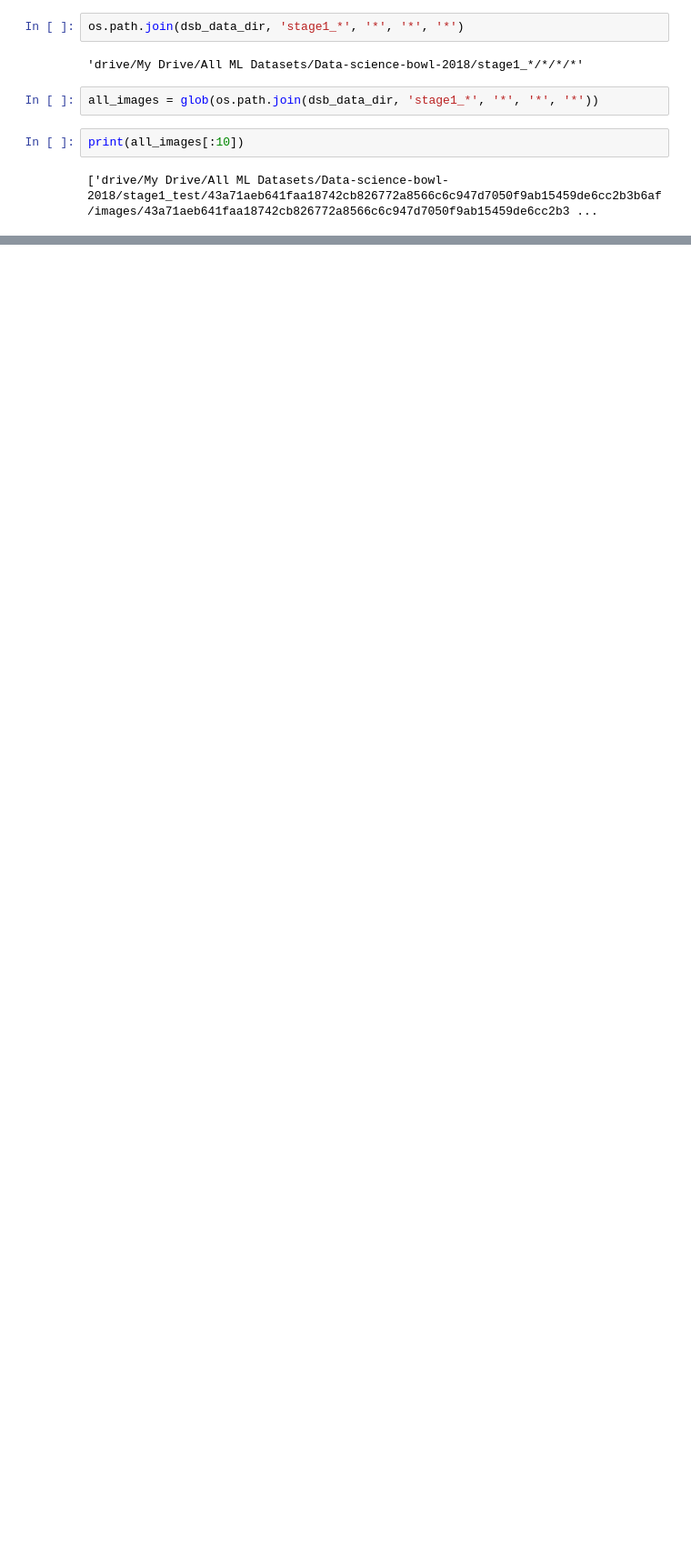
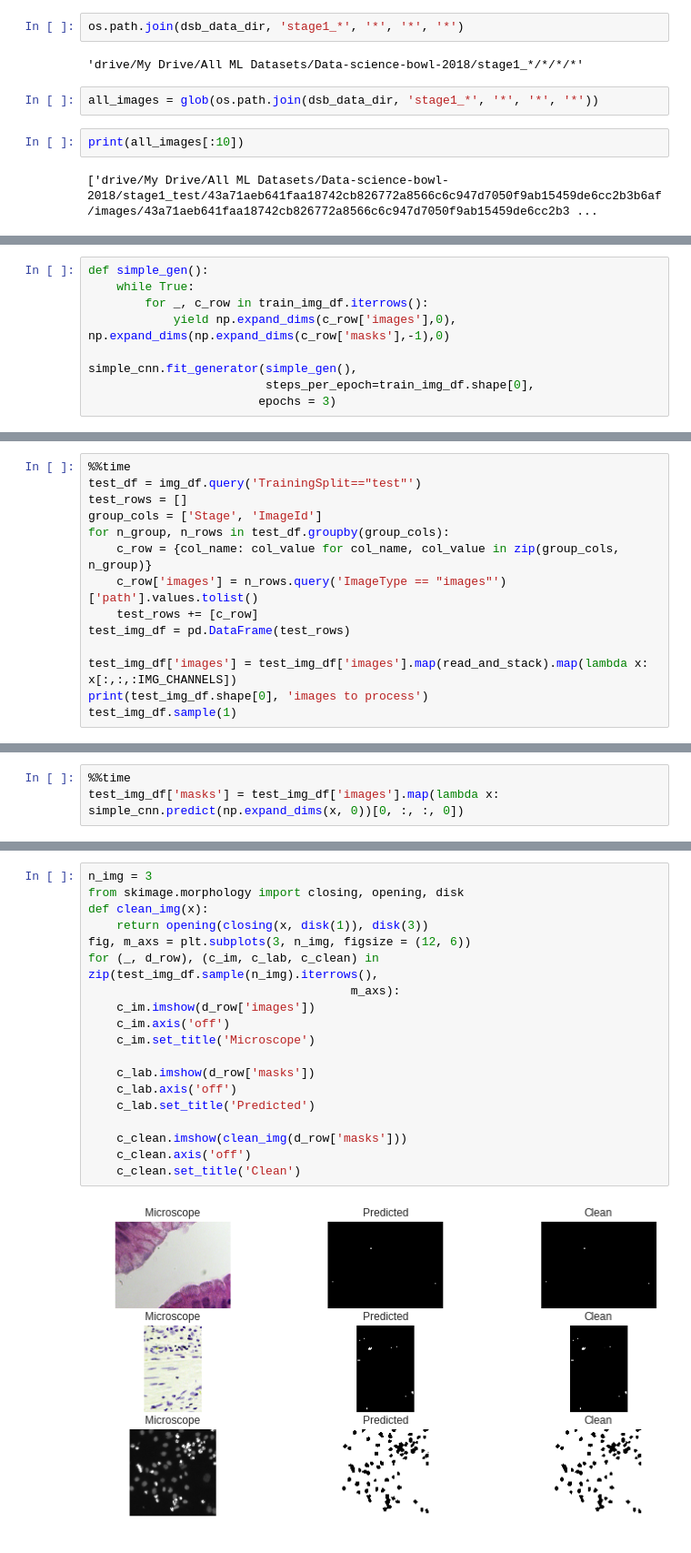
Before and after one commit to AI-Junction/Nuclei-Detection, a Jupyter notebook: Cell_Nuclei_Detection-1.ipynb, the cells around one changed output, grey strips where cells are left out. Shown at 91% size. Saved outputs shown, nothing was run; the diff lists cells and outputs as text; blank space fills up the shorter version.

```diff
--- a/Cell_Nuclei_Detection-1.ipynb
+++ b/Cell_Nuclei_Detection-1.ipynb
@@ -226,0 +304,9 @@ KeyboardInterrupt: ignored
+# %%
+def simple_gen():
+    while True:
+        for _, c_row in train_img_df.iterrows():
+            yield np.expand_dims(c_row['images'],0), np.expand_dims(np.expand_dims(c_row['masks'],-1),0)
+
+simple_cnn.fit_generator(simple_gen(),
+                         steps_per_epoch=train_img_df.shape[0],
+                        epochs = 3)
@@ -226,0 +321,14 @@ KeyboardInterrupt: ignored
+# %%
+%%time
+test_df = img_df.query('TrainingSplit=="test"')
+test_rows = []
+group_cols = ['Stage', 'ImageId']
+for n_group, n_rows in test_df.groupby(group_cols):
+    c_row = {col_name: col_value for col_name, col_value in zip(group_cols, n_group)}
+    c_row['images'] = n_rows.query('ImageType == "images"')['path'].values.tolist()
+    test_rows += [c_row]
+test_img_df = pd.DataFrame(test_rows)
+
+test_img_df['images'] = test_img_df['images'].map(read_and_stack).map(lambda x: x[:,:,:IMG_CHANNELS])
+print(test_img_df.shape[0], 'images to process')
+test_img_df.sample(1)
@@ -226,0 +339,3 @@ KeyboardInterrupt: ignored
+# %%
+%%time
+test_img_df['masks'] = test_img_df['images'].map(lambda x: simple_cnn.predict(np.expand_dims(x, 0))[0, :, :, 0])
@@ -226,0 +345,21 @@ KeyboardInterrupt: ignored
+# %%
+n_img = 3
+from skimage.morphology import closing, opening, disk
+def clean_img(x):
+    return opening(closing(x, disk(1)), disk(3))
+fig, m_axs = plt.subplots(3, n_img, figsize = (12, 6))
+for (_, d_row), (c_im, c_lab, c_clean) in zip(test_img_df.sample(n_img).iterrows(),
+                                     m_axs):
+    c_im.imshow(d_row['images'])
+    c_im.axis('off')
+    c_im.set_title('Microscope')
+
+    c_lab.imshow(d_row['masks'])
+    c_lab.axis('off')
+    c_lab.set_title('Predicted')
+
+    c_clean.imshow(clean_img(d_row['masks']))
+    c_clean.axis('off')
+    c_clean.set_title('Clean')
+# %% [output]
+[figure, added]
```
Also changed, not shown: parts of 26 cells of this notebook.
